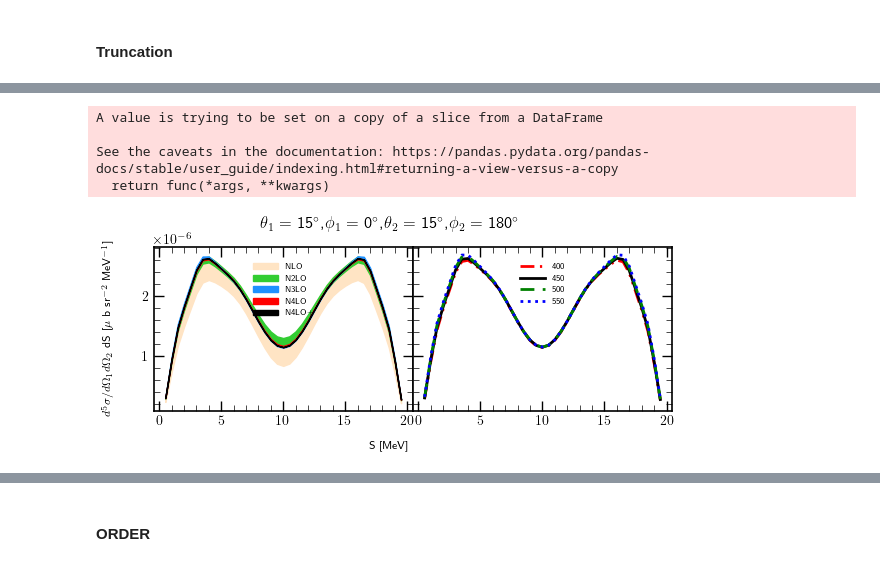
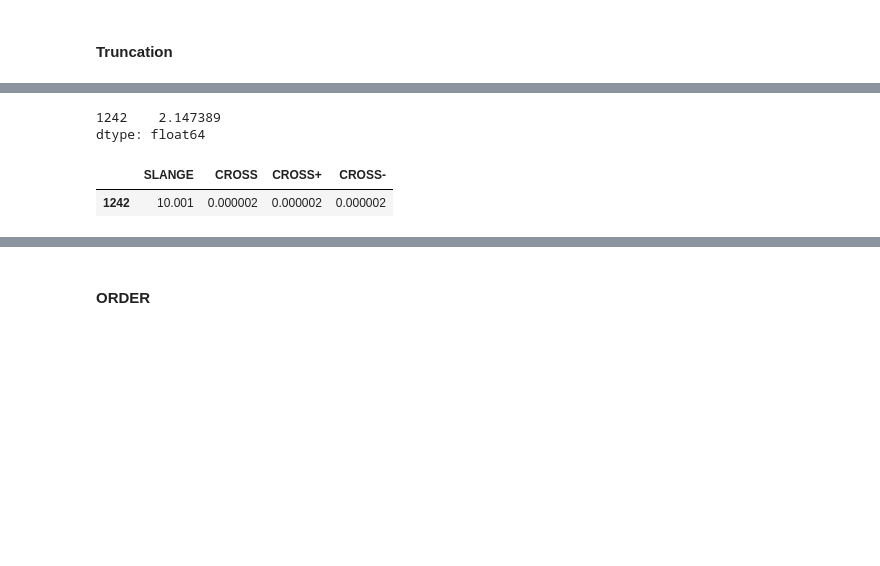
Before and after one commit to VitaliiUr/thesis, a Jupyter notebook: PlotData/figures_He.ipynb, the cells around one changed output, grey strips where cells are left out. Drawn from its saved outputs; the diff is of its cells as text; code cells hidden in the pictures; blank space fills up the shorter version.

```diff
--- a/PlotData/figures_He.ipynb
+++ b/PlotData/figures_He.ipynb
@@ -141,51 +245,18 @@ See the caveats in the documentation: https://pandas.pydata.org/pandas-docs/stab
-# %%
-# fig, axes = plt.subplots(1,2, figsize=(7,2.8))
-en=30
-
-df_tmp = df1[(df1.CUTOFF == 450) &
-             (df1.Energy == en)]
-df_tmp.sort_values("SLANGE", inplace=True)
-df_piv = df_tmp.pivot(index="SLANGE", columns="FORCE")[
-    "CROSS"].reindex(FORCES, axis=1)
-df_trunc = get_truncation(df_piv, en, Lambda=650)
-
-fig = plt.figure(figsize=(6, 2.8))
-gs = fig.add_gridspec(ncols=2, wspace=0)
-axes = gs.subplots(sharey=True)
-fig.suptitle("$\\theta_1$ = {}$^\circ$,"
-             "$\\phi_1$ = {}$^\circ$,"
-             "$\\theta_2$ = {}$^\circ$,"
-             "$\\phi_2$ = {}$^\circ$".format(15, 0, 15, 180), y=0.9)
-fig.supylabel("$d^5\sigma/d\Omega _1 d\Omega _2$ dS [$\mu$ b sr$^{-2}$ MeV$^{-1}$]", size=8)
-fig.supxlabel("S [MeV]", size=8, y=0.06)
-
-for force in FORCES[1:]:
-    df_tmp =  df1[(df1["CUTOFF"]==450) & (df1["Energy"] == en)
-                   & (df1["FORCE"] == force) ]
-    # axes[0].plot(df_tmp["SLANGE"], df_tmp["CROSS"], **line_styles[force], label=force)
-    axes[0].fill_between(df_tmp.SLANGE, df_tmp["CROSS"].values+df_trunc[force].values,
-                            df_tmp["CROSS"].values-df_trunc[force].values, label=force,
-                            color=trunc_colors[force])
-for cut in CUTOFF:
-    df_tmp =  df1[(df1["CUTOFF"]==cut) & (df1["Energy"] == en)
-                   & (df1["FORCE"] == "N4LO+") ]
-    axes[1].plot(df_tmp["SLANGE"], df_tmp["CROSS"], **ls_cutoff[cut], label=cut)
-for j, ax in enumerate(axes):
-    ax.tick_params(which='minor', direction='in', length=4,
-                   width=0.5, top=True, right=True)
-    ax.tick_params(which='major', direction='in',
-                   length=7, width=1, top=True, right=True, zorder=1)
-    # ax.set_xticks(np.arange(0, 180+j-1, 30))
-    # ax.set_xlim([0, 180])
-    # ax.grid(alpha=0.2)
-    ax.set_zorder(-1)
-    ax.legend(fontsize=6, handlelength=3, loc="upper center", bbox_to_anchor=(0., 0.45, 1., 0.5))
-plt.tight_layout()
-
-plt.savefig(f"Figures_HE/CROSS_excl_trunc_{en}mev.pdf", dpi=600, facecolor="white")
-# %% [output]
-A value is trying to be set on a copy of a slice from a DataFrame
-
-See the caveats in the documentation: https://pandas.pydata.org/pandas-docs/stable/user_guide/indexing.html#returning-a-view-versus-a-copy
-  return func(*args, **kwargs)
-[figure, removed]
+# %%
+order="N4LO+"
+en = 100
+df_tmp = df1[(df1.FORCE == order) &
+                    (df1.CUTOFF == 450) &
+                    (df1.Energy == en)][["SLANGE", "CROSS"]]
+df_tmp["CROSS+"] = df_tmp["CROSS"] + df_trunc[order].values
+df_tmp["CROSS-"] = df_tmp["CROSS"] - df_trunc[order].values
+# %%
+(df_tmp[df_tmp["SLANGE"] == 10.001][["CROSS-", "CROSS+"]].apply(lambda x: relative_diff(*x), axis=1)*100).sort_values(ascending=False).iloc[:10]
+# %% [output]
+1242    2.147389
+dtype: float64
+# %%
+df_tmp[df_tmp["SLANGE"] == 10.001]
+# %% [output]
+|  | SLANGE | CROSS | CROSS+ | CROSS- |
+| 1242 | 10.001 | 0.000002 | 0.000002 | 0.000002 |
```
Also changed, not shown: parts of 18 cells of this notebook, 7 other files.
